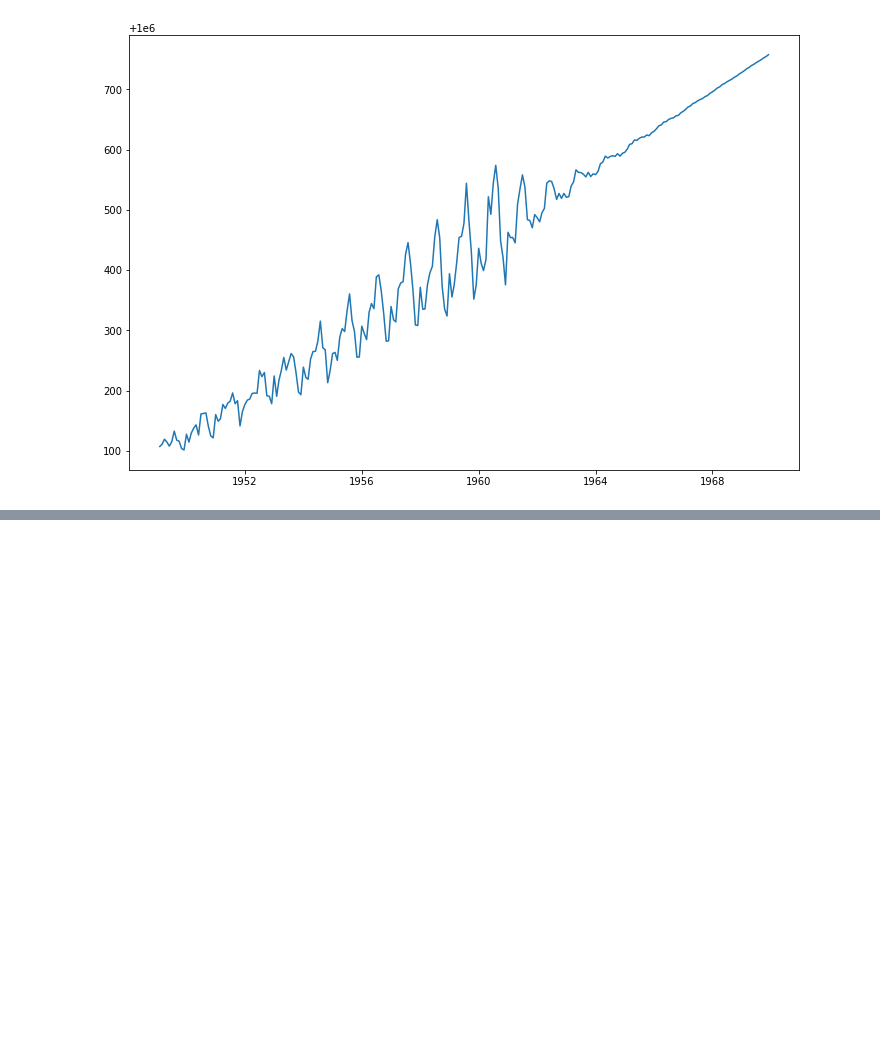
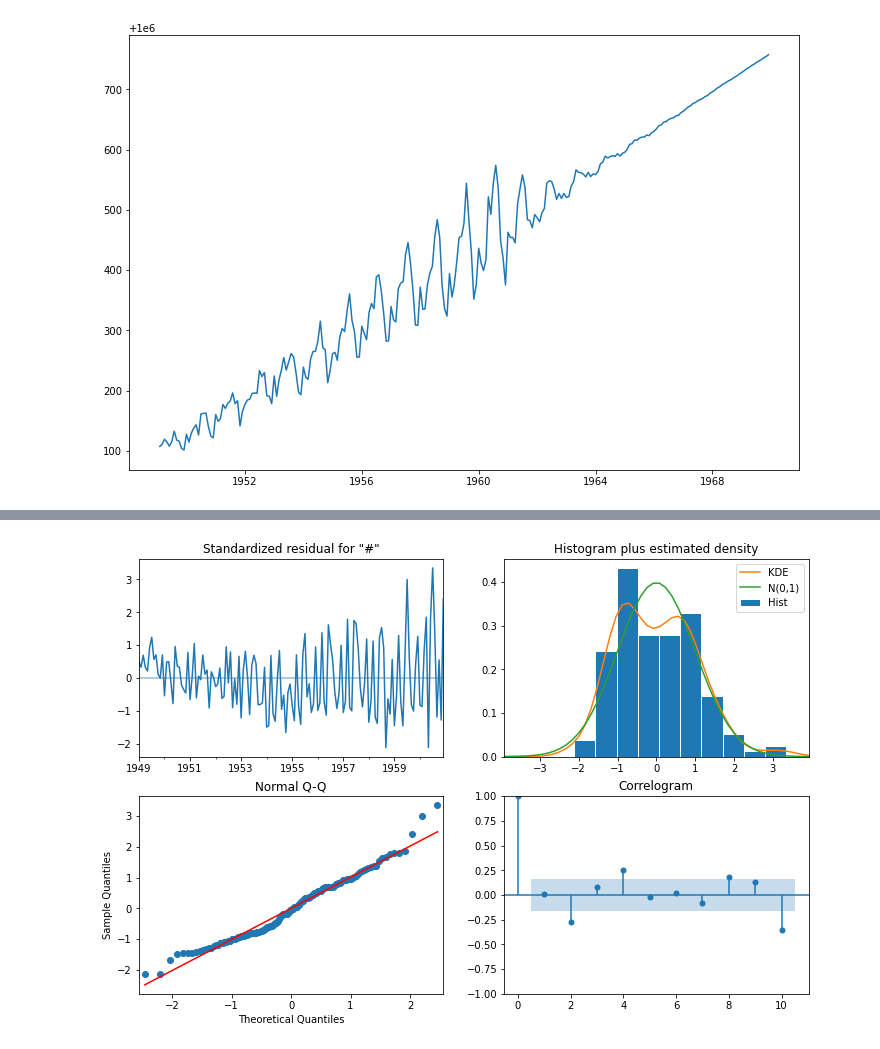
Before and after one commit to cabruck/DataScienceTimeSeriesCigarettes, a Jupyter notebook: Cowboy Cigarettes Case Study - Tier 3.ipynb, the cells around one changed output, grey strips where cells are left out. Drawn from its saved outputs; the diff is of its cells as text; code cells hidden in the pictures; blank space fills up the shorter version.

```diff
--- a/Cowboy Cigarettes Case Study - Tier 3.ipynb
+++ b/Cowboy Cigarettes Case Study - Tier 3.ipynb
@@ -667,0 +710,4 @@ plt.plot(prediction[1:]);
+# %%
+model_fit.plot_diagnostics(figsize=(12,8));         # added semicolon to prevent plotting twice
+# %% [output]
+[figure, added]
```
Also changed, not shown: parts of 5 cells of this notebook, 1 other file.
